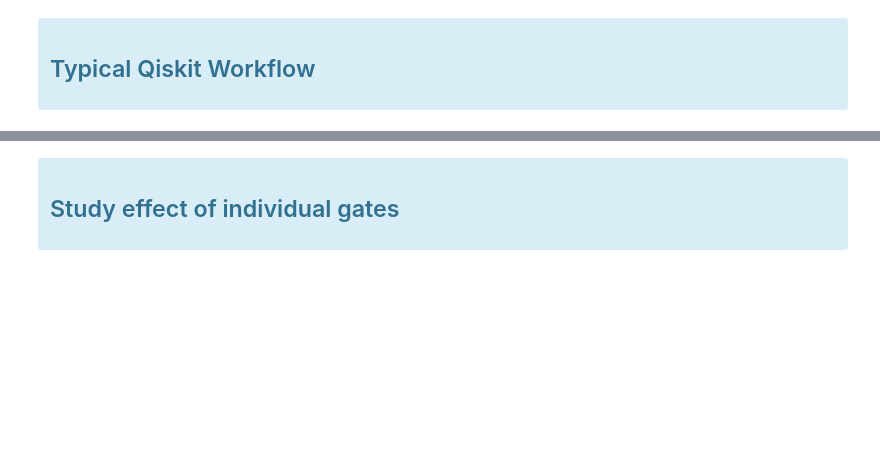
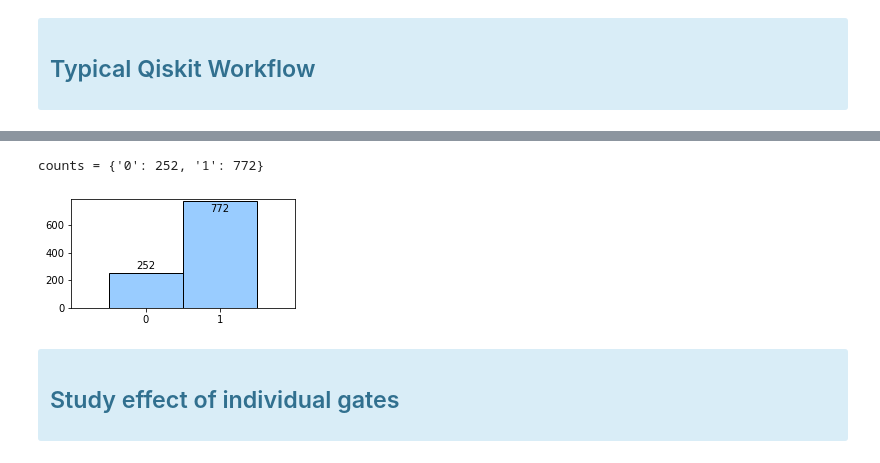
Before and after one commit to lohyenlee/phys492, a Jupyter notebook: qiskit2-Gates.ipynb, the cells around one changed output, grey strips where cells are left out. Saved outputs shown, nothing was run; the diff lists cells and outputs as text; code cells hidden in the pictures; blank space fills up the shorter version.

```diff
--- a/qiskit2-Gates.ipynb
+++ b/qiskit2-Gates.ipynb
@@ -90,3 +95,11 @@ psi    = [0.5+0.j   0. -0.87j]
+# %%
+#======== Examine counts from 1000 runs: how many times did the measurement give '0' or '1'?
+print (f'counts = {cts}')
+fig,ax = plt.subplots(figsize=(4,2))
+plotHistogram(cts,ax=ax)
+# %% [output]
+counts = {'0': 252, '1': 772}
+[figure, added]
 # %% [markdown]
 <div class="alert alert-info"><h2>  Study effect of individual gates  </h2></div>
 # %% [markdown]
```
Also changed, not shown: parts of 6 cells of this notebook, 3 other files.
